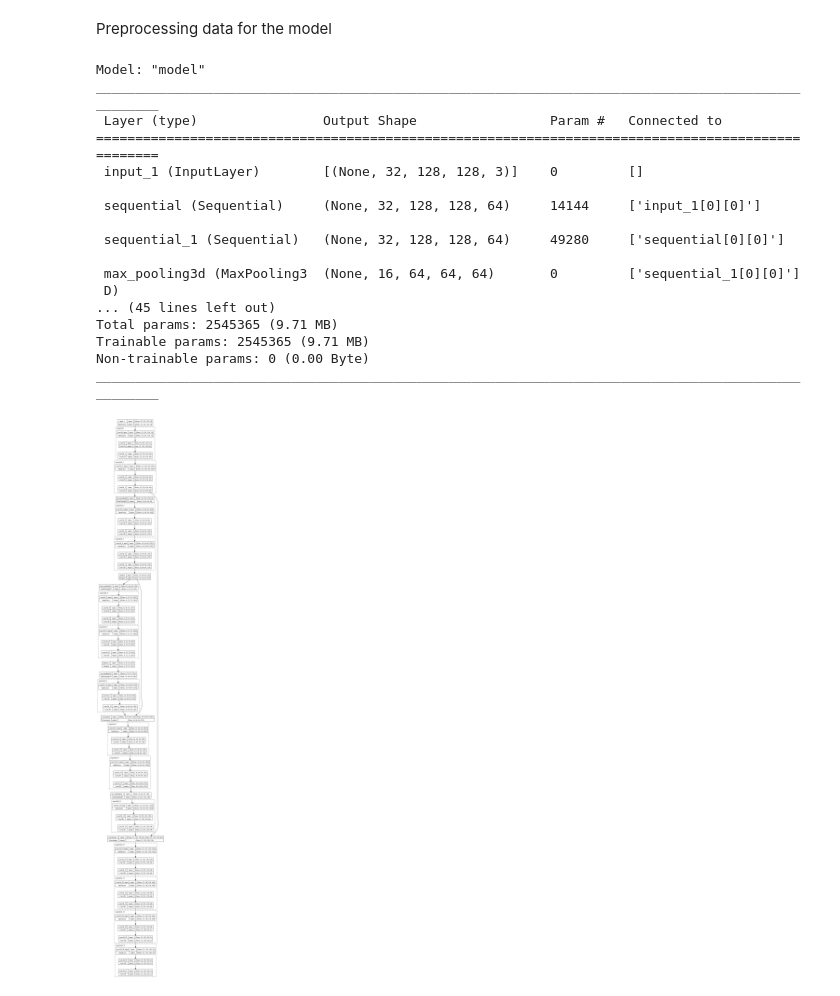
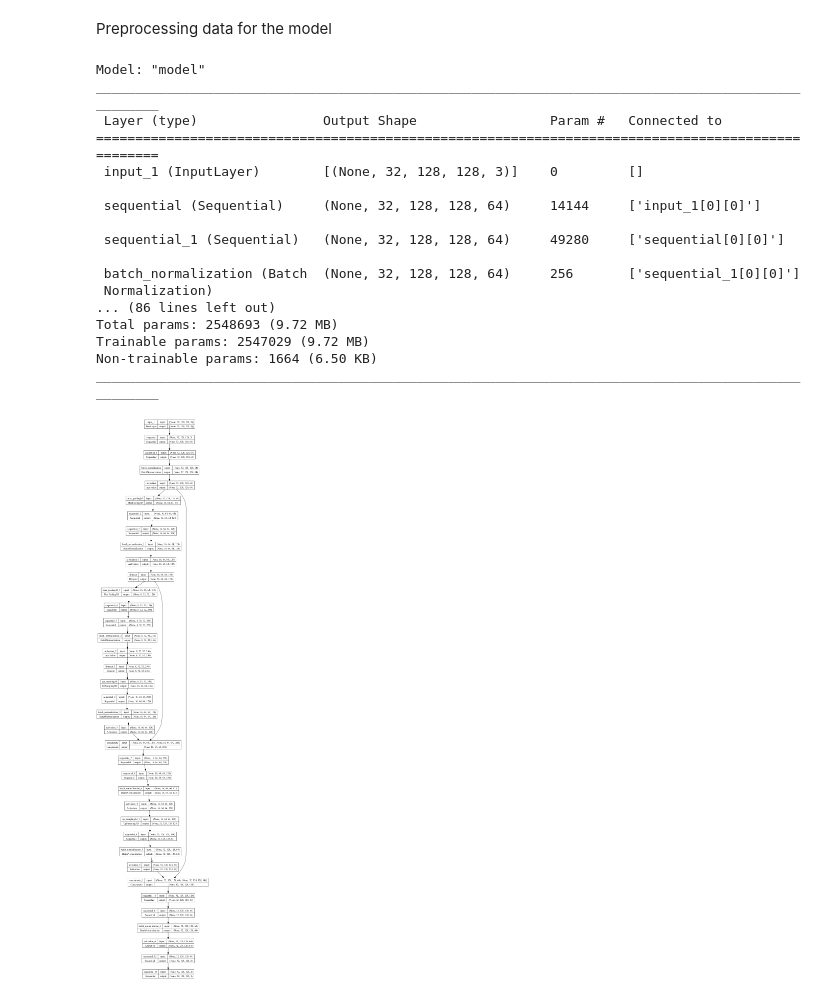
Before and after one commit to vivaansinghvi07/visenet, a Jupyter notebook: main.ipynb, the cells around one changed output. Drawn from its saved outputs; the diff is of its cells as text; code cells hidden in the pictures.

```diff
--- a/main.ipynb
+++ b/main.ipynb
@@ -58,5 +60,5 @@ for video, mask in video_data_generator():
 # %%
-model = VVNet(vdepth=3)
+model = VVNet(vdepth=3, learning_rate=5e-3)
 model.summary()
 # %% [output]
 Model: "model"
@@ -69,15 +71,15 @@ ________________________________________________________________________________
 
  sequential_1 (Sequential)   (None, 32, 128, 128, 64)     49280     ['sequential[0][0]']
 
- max_pooling3d (MaxPooling3  (None, 16, 64, 64, 64)       0         ['sequential_1[0][0]']
- D)
-... (45 lines left out)
-Total params: 2545365 (9.71 MB)
-Trainable params: 2545365 (9.71 MB)
-Non-trainable params: 0 (0.00 Byte)
+ batch_normalization (Batch  (None, 32, 128, 128, 64)     256       ['sequential_1[0][0]']
+ Normalization)
+... (86 lines left out)
+Total params: 2548693 (9.72 MB)
+Trainable params: 2547029 (9.72 MB)
+Non-trainable params: 1664 (6.50 KB)
 __________________________________________________________________________________________________
 # %%
-plot_model(model, show_shapes=True, expand_nested=True, dpi=60)
+plot_model(model, show_shapes=True, expand_nested=False, dpi=50)
 # %% [output]
-[figure, old version]
+[figure, new version]
 # %%
```
Also changed, not shown: parts of 6 cells of this notebook.
